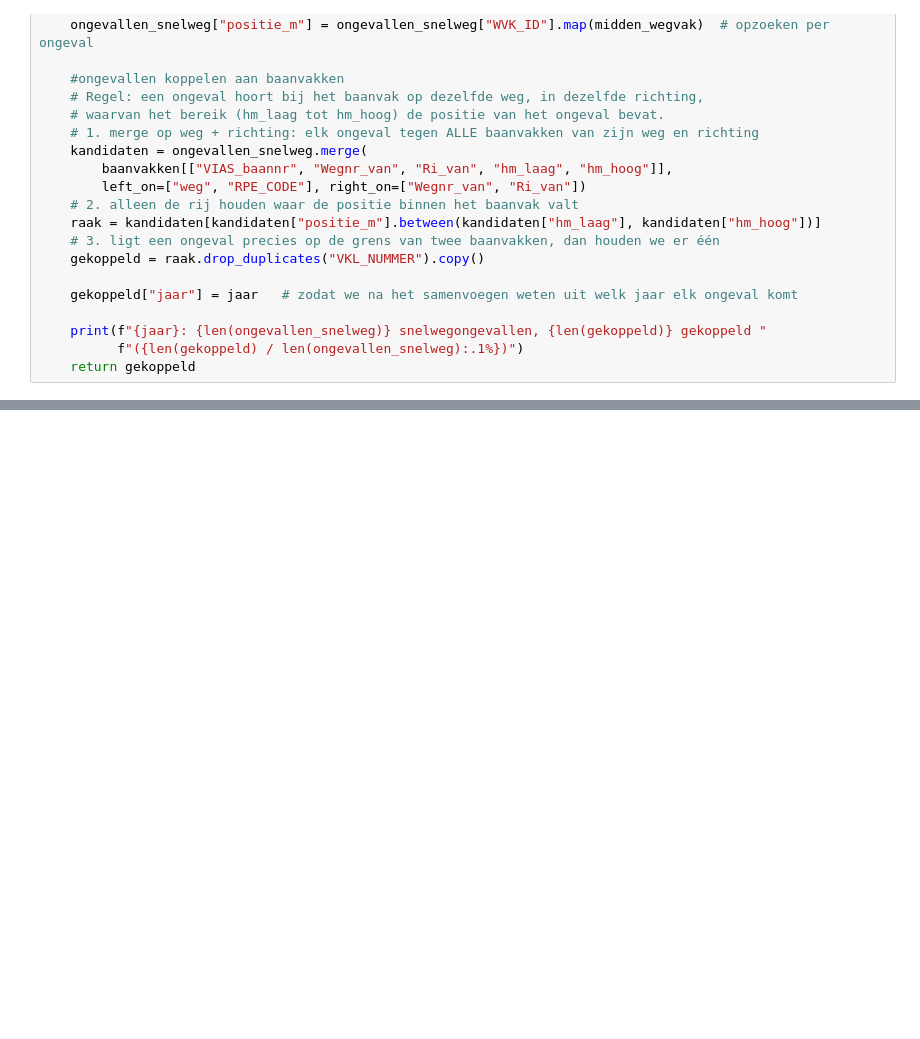
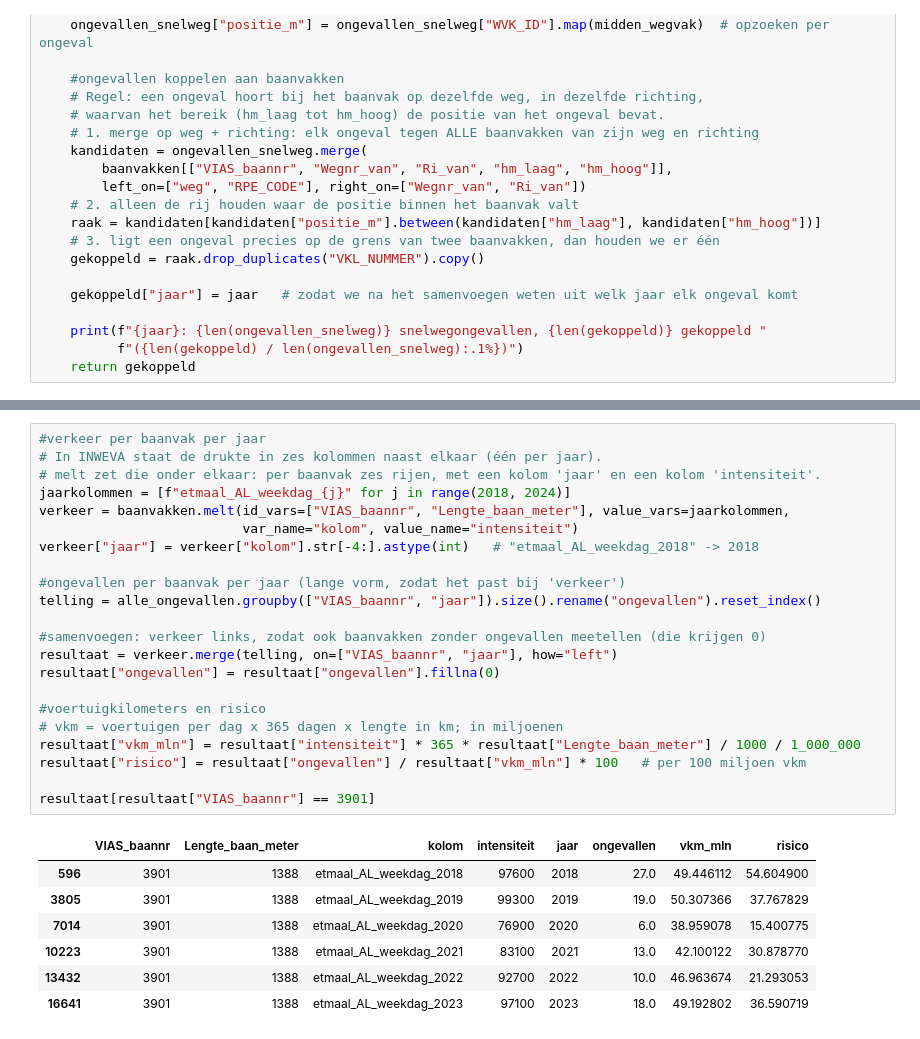
Before and after one commit to RoosPlaum/programming_project, a Jupyter notebook: data_exploration.ipynb, the cells around one changed output, grey strips where cells are left out. Drawn from its saved outputs; the diff is of its cells as text; blank space fills up the shorter version.

```diff
--- a/data_exploration.ipynb
+++ b/data_exploration.ipynb
@@ -148,0 +222,30 @@ per_baanvak_jaar.loc[[3901]]
+# %%
+#verkeer per baanvak per jaar
+# In INWEVA staat de drukte in zes kolommen naast elkaar (één per jaar).
+# melt zet die onder elkaar: per baanvak zes rijen, met een kolom 'jaar' en een kolom 'intensiteit'.
+jaarkolommen = [f"etmaal_AL_weekdag_{j}" for j in range(2018, 2024)]
+verkeer = baanvakken.melt(id_vars=["VIAS_baannr", "Lengte_baan_meter"], value_vars=jaarkolommen,
+                          var_name="kolom", value_name="intensiteit")
+verkeer["jaar"] = verkeer["kolom"].str[-4:].astype(int)   # "etmaal_AL_weekdag_2018" -> 2018
+
+#ongevallen per baanvak per jaar (lange vorm, zodat het past bij 'verkeer')
+telling = alle_ongevallen.groupby(["VIAS_baannr", "jaar"]).size().rename("ongevallen").reset_index()
+
+#samenvoegen: verkeer links, zodat ook baanvakken zonder ongevallen meetellen (die krijgen 0)
+resultaat = verkeer.merge(telling, on=["VIAS_baannr", "jaar"], how="left")
+resultaat["ongevallen"] = resultaat["ongevallen"].fillna(0)
+
+#voertuigkilometers en risico
+# vkm = voertuigen per dag x 365 dagen x lengte in km; in miljoenen
+resultaat["vkm_mln"] = resultaat["intensiteit"] * 365 * resultaat["Lengte_baan_meter"] / 1000 / 1_000_000
+resultaat["risico"] = resultaat["ongevallen"] / resultaat["vkm_mln"] * 100   # per 100 miljoen vkm
+
+resultaat[resultaat["VIAS_baannr"] == 3901]
+# %% [output]
+|  | VIAS_baannr | Lengte_baan_meter | kolom | intensiteit | jaar | ongevallen | vkm_mln | risico |
+| 596 | 3901 | 1388 | etmaal_AL_weekdag_2018 | 97600 | 2018 | 27.0 | 49.446112 | 54.604900 |
+| 3805 | 3901 | 1388 | etmaal_AL_weekdag_2019 | 99300 | 2019 | 19.0 | 50.307366 | 37.767829 |
+| 7014 | 3901 | 1388 | etmaal_AL_weekdag_2020 | 76900 | 2020 | 6.0 | 38.959078 | 15.400775 |
+| 10223 | 3901 | 1388 | etmaal_AL_weekdag_2021 | 83100 | 2021 | 13.0 | 42.100122 | 30.878770 |
+| 13432 | 3901 | 1388 | etmaal_AL_weekdag_2022 | 92700 | 2022 | 10.0 | 46.963674 | 21.293053 |
+| 16641 | 3901 | 1388 | etmaal_AL_weekdag_2023 | 97100 | 2023 | 18.0 | 49.192802 | 36.590719 |
```
Also changed, not shown: parts of 5 cells of this notebook.
